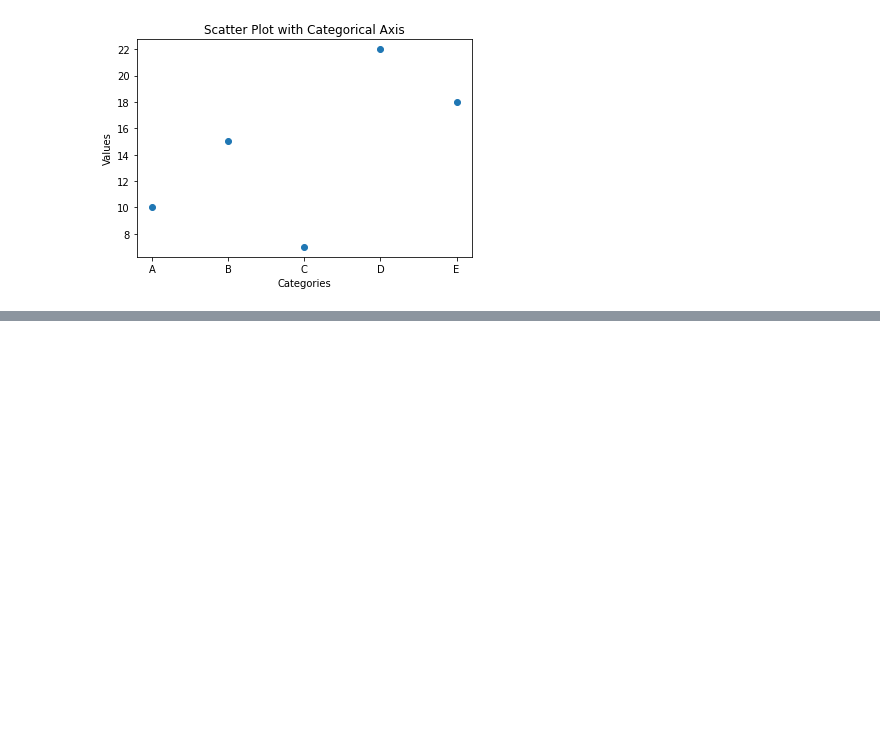
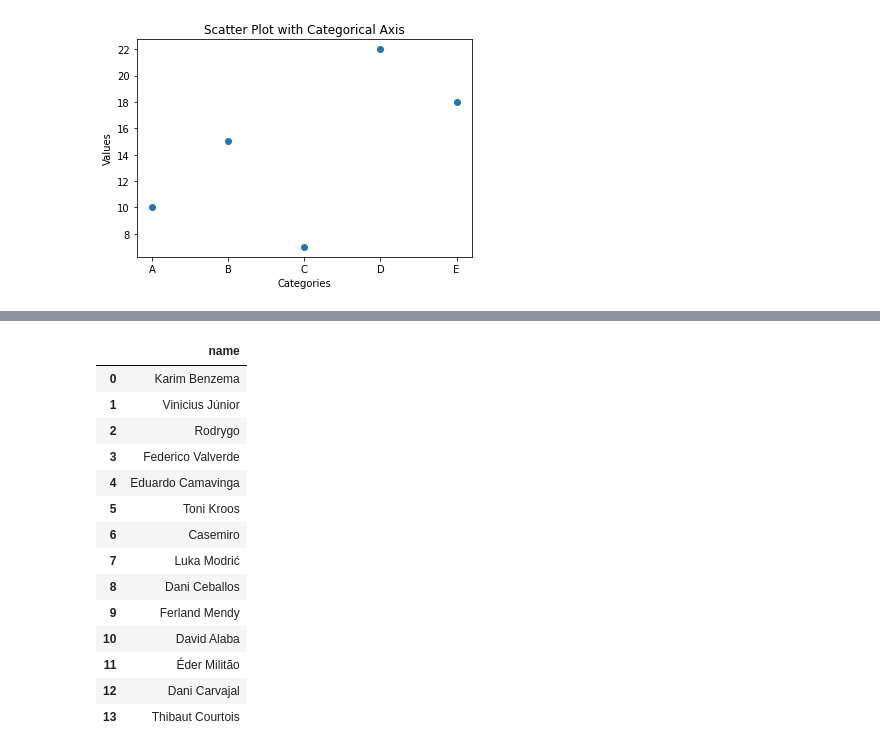
Before and after one commit to Football-Analytics-UCU/Liverpool, a Jupyter notebook: src/win_probability.ipynb, the cells around one changed output, grey strips where cells are left out. Saved outputs shown, nothing was run; the diff lists cells and outputs as text; code cells hidden in the pictures; blank space fills up the shorter version.

```diff
--- a/win_probability.ipynb
+++ b/src/win_probability.ipynb
@@ -792,0 +859,19 @@ plt.show()
+# %%
+df_away_team = df_away_team.drop(df_away_team.index[-1])
+df_away_team
+# %% [output]
+|  | name |
+| 0 | Karim Benzema |
+| 1 | Vinicius Júnior |
+| 2 | Rodrygo |
+| 3 | Federico Valverde |
+| 4 | Eduardo Camavinga |
+| 5 | Toni Kroos |
+| 6 | Casemiro |
+| 7 | Luka Modrić |
+| 8 | Dani Ceballos |
+| 9 | Ferland Mendy |
+| 10 | David Alaba |
+| 11 | Éder Militão |
+| 12 | Dani Carvajal |
+| 13 | Thibaut Courtois |
```
Also changed, not shown: parts of 8 cells of this notebook, 10 other files.
